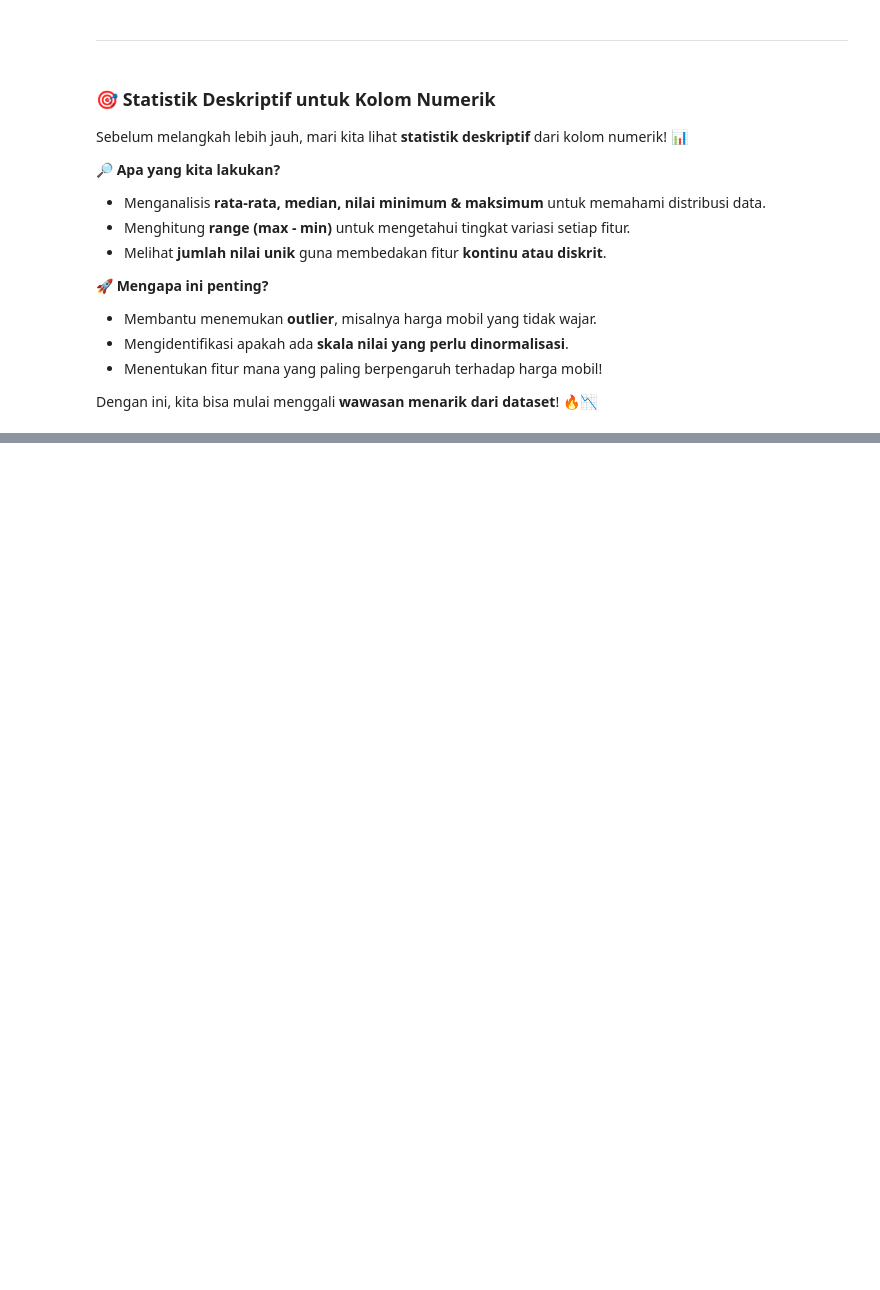
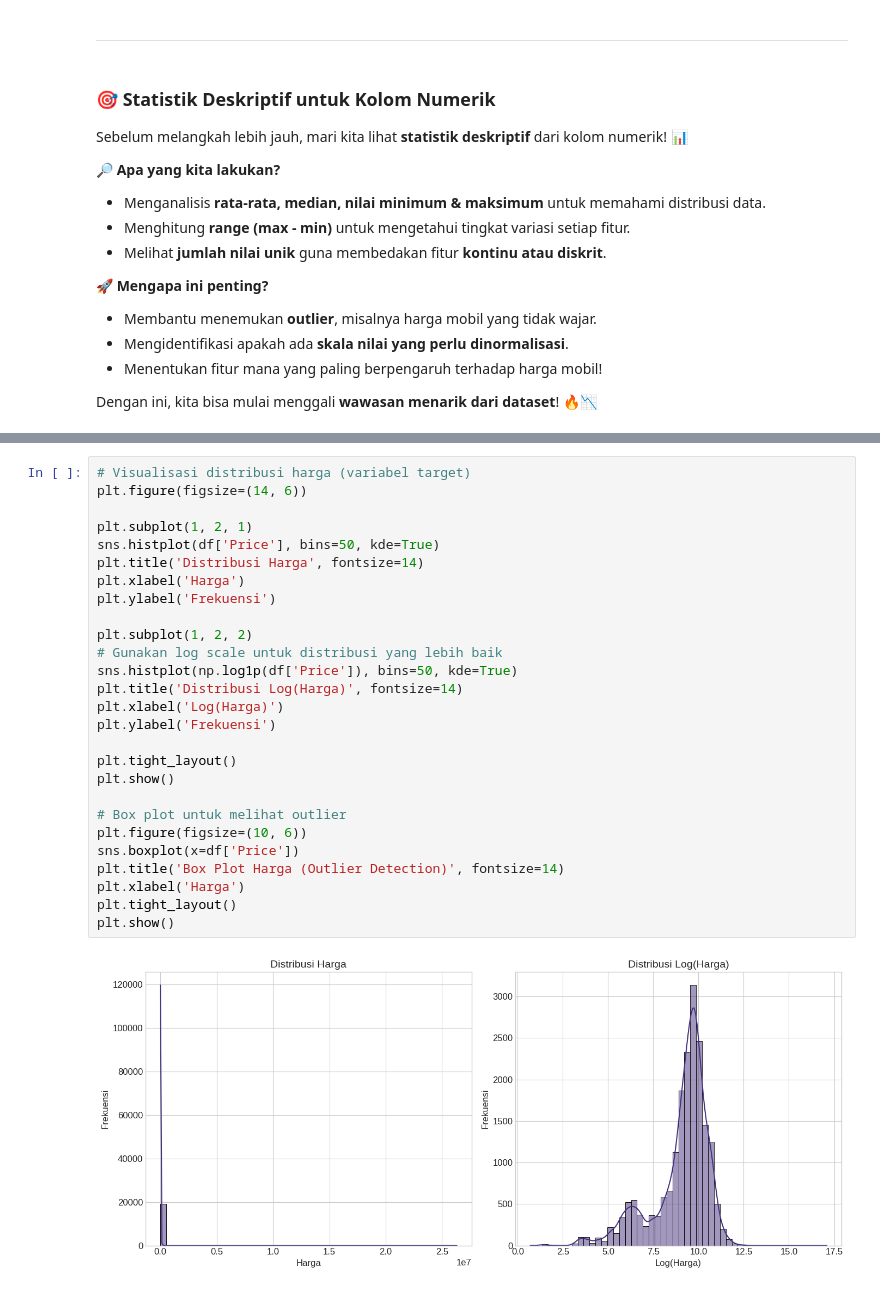
Before and after one commit to notsuperganang/Kelompok_2_Tugas02_Linear_Regression, a Jupyter notebook: main.ipynb, the cells around one changed output, grey strips where cells are left out. Cells and saved outputs as stored; diff of their text form; blank space fills up the shorter version.

```diff
--- a/main.ipynb
+++ b/main.ipynb
@@ -349,0 +644,29 @@ Airbags: 17 nilai unik
+# %%
+# Visualisasi distribusi harga (variabel target)
+plt.figure(figsize=(14, 6))
+
+plt.subplot(1, 2, 1)
+sns.histplot(df['Price'], bins=50, kde=True)
+plt.title('Distribusi Harga', fontsize=14)
+plt.xlabel('Harga')
+plt.ylabel('Frekuensi')
+
+plt.subplot(1, 2, 2)
+# Gunakan log scale untuk distribusi yang lebih baik
+sns.histplot(np.log1p(df['Price']), bins=50, kde=True)
+plt.title('Distribusi Log(Harga)', fontsize=14)
+plt.xlabel('Log(Harga)')
+plt.ylabel('Frekuensi')
+
+plt.tight_layout()
+plt.show()
+
+# Box plot untuk melihat outlier
+plt.figure(figsize=(10, 6))
+sns.boxplot(x=df['Price'])
+plt.title('Box Plot Harga (Outlier Detection)', fontsize=14)
+plt.xlabel('Harga')
+plt.tight_layout()
+plt.show()
+# %% [output]
+[figure, added]
```
Also changed, not shown: parts of 60 cells of this notebook, 3 other files.
